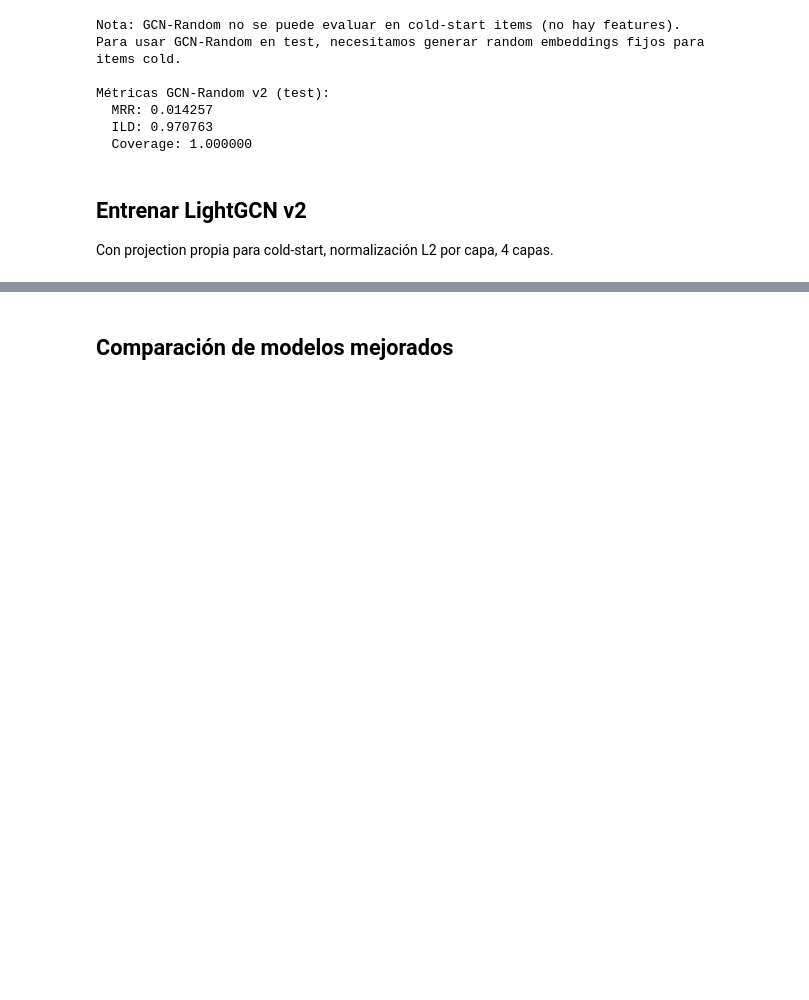
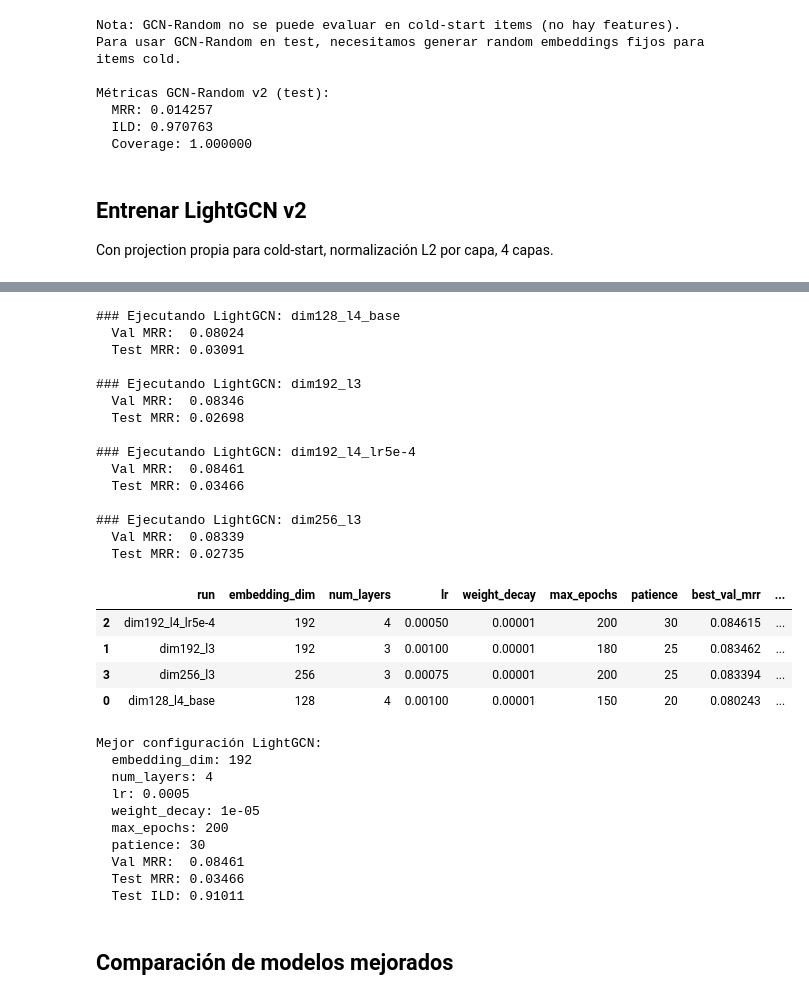
Before and after one commit to aLotOfGluten/IIC3633-Proyecto, a Jupyter notebook: midterm/Cold_Start_Recomendacion_Online_v2.ipynb, the cells around one changed output, grey strips where cells are left out. Drawn from its saved outputs; the diff is of its cells as text; code cells hidden in the pictures; blank space fills up the shorter version.

```diff
--- a/midterm/Cold_Start_Recomendacion_Online_v2.ipynb
+++ b/midterm/Cold_Start_Recomendacion_Online_v2.ipynb
@@ -948,3 +955,82 @@ Métricas LightGCN v2 (test):
+# %%
+lightgcn_search_space = [
+    {'name': 'dim128_l4_base', 'embedding_dim': 128, 'num_layers': 4, 'lr': 1e-3, 'max_epochs': 150, 'patience': 20},
+    {'name': 'dim192_l3',      'embedding_dim': 192, 'num_layers': 3, 'lr': 1e-3, 'max_epochs': 180, 'patience': 25},
+    {'name': 'dim192_l4_lr5e-4', 'embedding_dim': 192, 'num_layers': 4, 'lr': 5e-4, 'max_epochs': 200, 'patience':
+30},
+    {'name': 'dim256_l3',      'embedding_dim': 256, 'num_layers': 3, 'lr': 7.5e-4, 'max_epochs': 200, 'patience': 25}
+]
+
+lightgcn_runs = []
+for cfg in lightgcn_search_space:
+    print(f"\n### Ejecutando LightGCN: {cfg['name']}")
+    run_cfg = {k: v for k, v in cfg.items() if k != 'name'}
+    result = run_lightgcn_experiment(run_cfg, seed=42, verbose=False)
+    result['name'] = cfg['name']
+    print(f"  Val MRR:  {result['best_val_mrr']:.5f}")
+    print(f"  Test MRR: {result['test_metrics']['MRR']:.5f}")
+    lightgcn_runs.append(result)
+
+results_df = pd.DataFrame([
+    {
+        'run': r['name'],
+        'embedding_dim': r['config']['embedding_dim'],
+        'num_layers': r['config']['num_layers'],
+        'lr': r['config']['lr'],
+        'weight_decay': r['config']['weight_decay'],
+        'max_epochs': r['config']['max_epochs'],
+        'patience': r['config']['patience'],
+        'best_val_mrr': r['best_val_mrr'],
+        'test_mrr': r['test_metrics']['MRR'],
+        'test_ild': r['test_metrics']['ILD'],
+        'test_coverage': r['test_metrics']['Coverage'],
+        'best_epoch': r['best_epoch']
+    }
+    for r in lightgcn_runs
+])
+display(results_df.sort_values('best_val_mrr', ascending=False))
+
+best_lightgcn_run = max(lightgcn_runs, key=lambda r: r['best_val_mrr'])
+recs_lightgcn = best_lightgcn_run['recs_test']
+metrics_lightgcn = best_lightgcn_run['test_metrics']
+
+print("\nMejor configuración LightGCN:")
+for key in ['embedding_dim', 'num_layers', 'lr', 'weight_decay', 'max_epochs', 'patience']:
+    print(f"  {key}: {best_lightgcn_run['config'][key]}")
+print(f"  Val MRR:  {best_lightgcn_run['best_val_mrr']:.5f}")
+print(f"  Test MRR: {metrics_lightgcn['MRR']:.5f}")
+print(f"  Test ILD: {metrics_lightgcn['ILD']:.5f}")
+# %% [output]
+### Ejecutando LightGCN: dim128_l4_base
+  Val MRR:  0.08024
+  Test MRR: 0.03091
+
+### Ejecutando LightGCN: dim192_l3
+  Val MRR:  0.08346
+  Test MRR: 0.02698
+
+### Ejecutando LightGCN: dim192_l4_lr5e-4
+  Val MRR:  0.08461
+  Test MRR: 0.03466
+
+### Ejecutando LightGCN: dim256_l3
+  Val MRR:  0.08339
+  Test MRR: 0.02735
+|  | run | embedding_dim | num_layers | lr | weight_decay | max_epochs | patience | best_val_mrr | ... |
+| 2 | dim192_l4_lr5e-4 | 192 | 4 | 0.00050 | 0.00001 | 200 | 30 | 0.084615 | ... |
+| 1 | dim192_l3 | 192 | 3 | 0.00100 | 0.00001 | 180 | 25 | 0.083462 | ... |
+| 3 | dim256_l3 | 256 | 3 | 0.00075 | 0.00001 | 200 | 25 | 0.083394 | ... |
+| 0 | dim128_l4_base | 128 | 4 | 0.00100 | 0.00001 | 150 | 20 | 0.080243 | ... |
+Mejor configuración LightGCN:
+  embedding_dim: 192
+  num_layers: 4
+  lr: 0.0005
+  weight_decay: 1e-05
+  max_epochs: 200
+  patience: 30
+  Val MRR:  0.08461
+  Test MRR: 0.03466
+  Test ILD: 0.91011
 # %% [markdown]
 ## Comparación de modelos mejorados
 # %%
```
Also changed, not shown: parts of 15 cells of this notebook.
